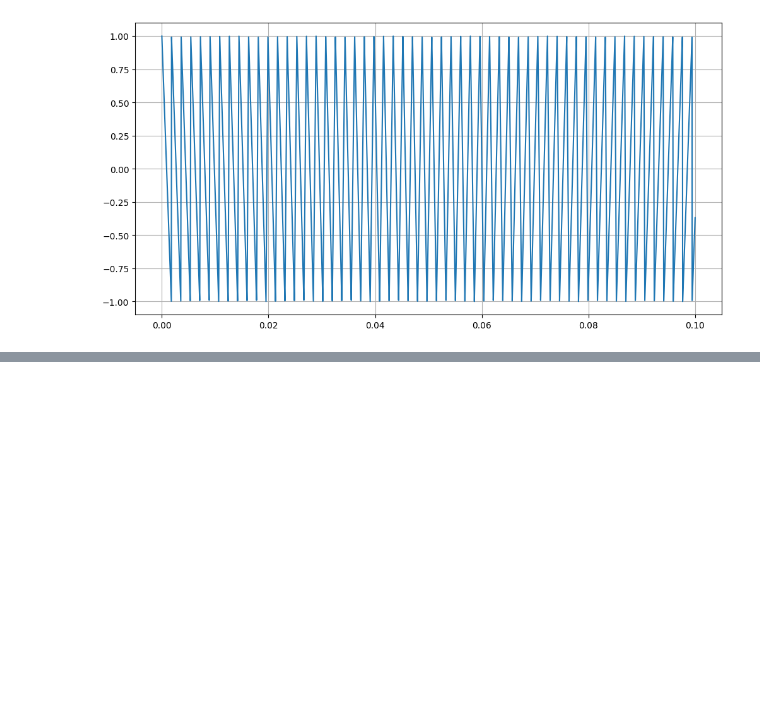
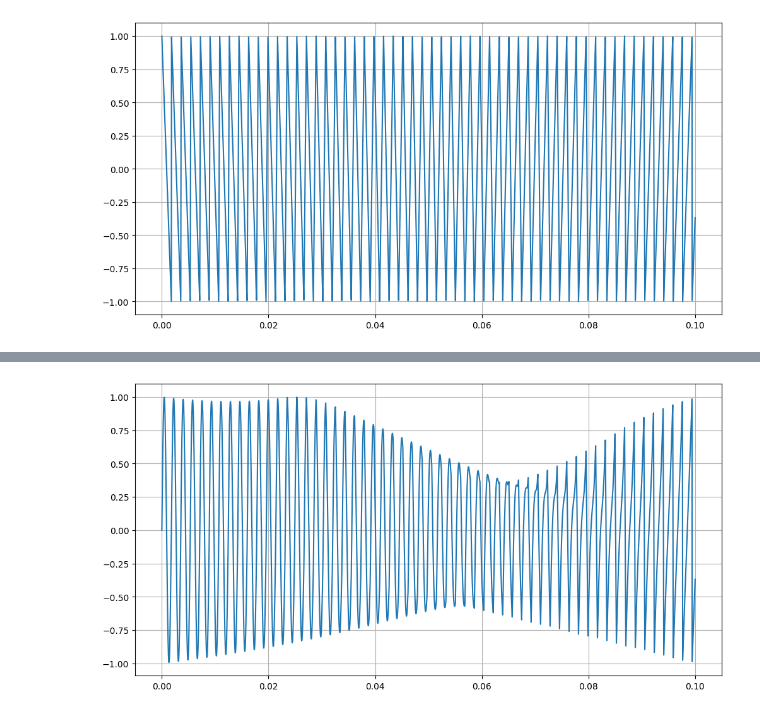
Before and after one commit to DMW9400/DSP-Lab, a Jupyter notebook: wt_gen.ipynb, the cells around one changed output, grey strips where cells are left out. Cells and saved outputs as stored; diff of their text form; code cells hidden in the pictures; blank space fills up the shorter version.

```diff
--- a/wt_gen.ipynb
+++ b/wt_gen.ipynb
@@ -183,0 +207,8 @@ wt_read:  12288
+# %%
+# Here is a plot of the sin/tri cross
+plt.figure(figsize=(12, 6))
+plt.plot(np.linspace(0, .1, len(cross_sin_tri)), cross_sin_tri)
+plt.grid(True)
+plt.show()
+# %% [output]
+[figure, added]
```
Also changed, not shown: parts of 7 cells of this notebook, 5 other files.
